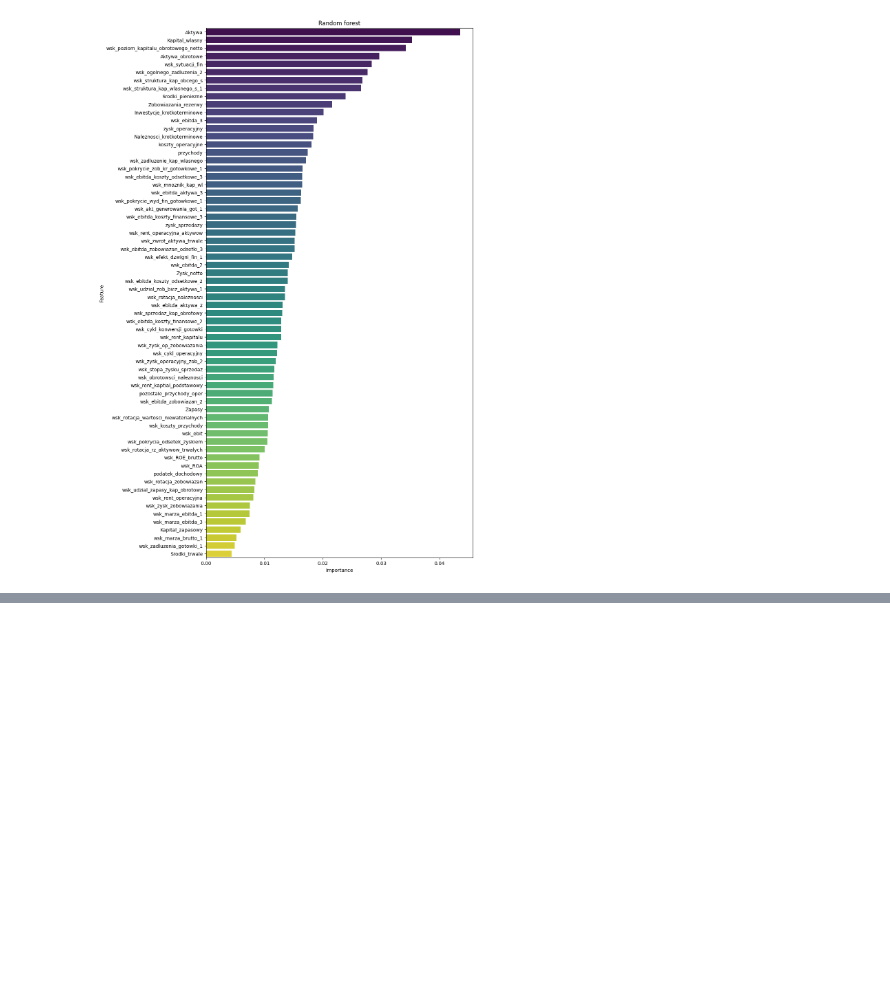
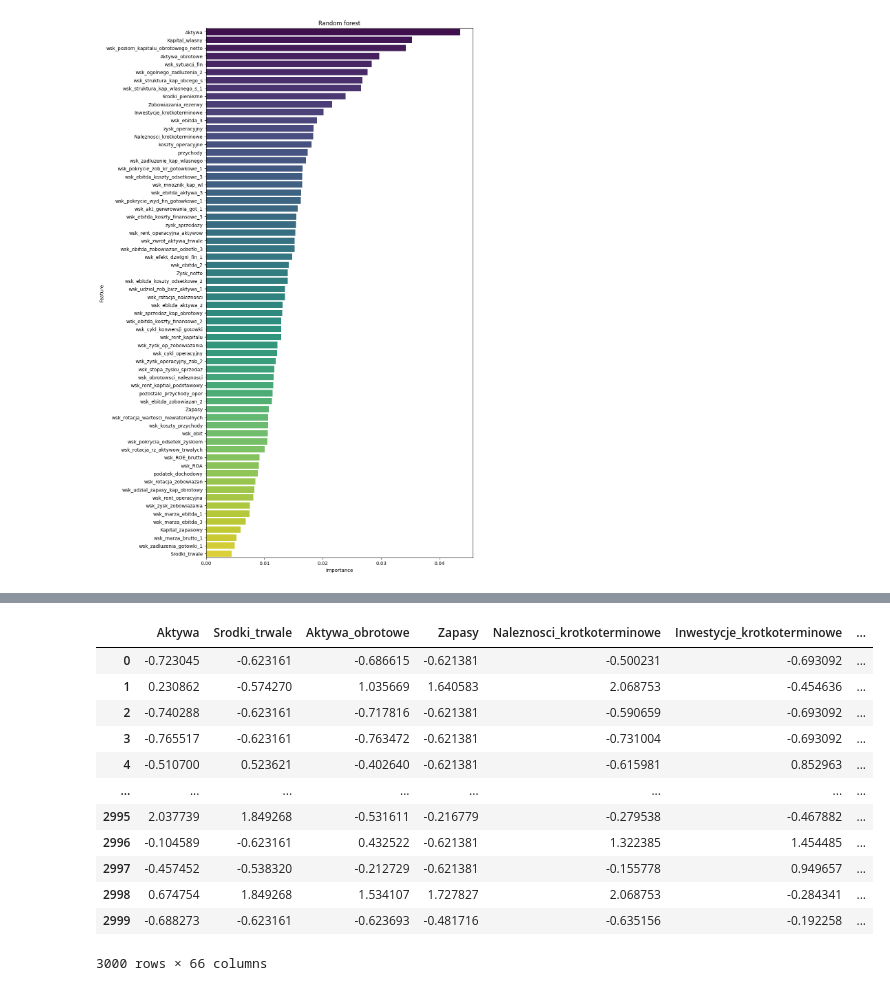
Before and after one commit to wojtek2288/interpretowalnosc, a Jupyter notebook: projekt.ipynb, the cells around one changed output, grey strips where cells are left out. Saved outputs shown, nothing was run; the diff lists cells and outputs as text; code cells hidden in the pictures; blank space fills up the shorter version.

```diff
--- a/projekt.ipynb
+++ b/projekt.ipynb
@@ -568,0 +569,16 @@ Passing `palette` without assigning `hue` is deprecated and will be removed in v
+# %%
+features
+# %% [output]
+|  | Aktywa | Srodki_trwale | Aktywa_obrotowe | Zapasy | Naleznosci_krotkoterminowe | Inwestycje_krotkoterminowe | ... |
+| 0 | -0.723045 | -0.623161 | -0.686615 | -0.621381 | -0.500231 | -0.693092 | ... |
+| 1 | 0.230862 | -0.574270 | 1.035669 | 1.640583 | 2.068753 | -0.454636 | ... |
+| 2 | -0.740288 | -0.623161 | -0.717816 | -0.621381 | -0.590659 | -0.693092 | ... |
+| 3 | -0.765517 | -0.623161 | -0.763472 | -0.621381 | -0.731004 | -0.693092 | ... |
+| 4 | -0.510700 | 0.523621 | -0.402640 | -0.621381 | -0.615981 | 0.852963 | ... |
+| ... | ... | ... | ... | ... | ... | ... | ... |
+| 2995 | 2.037739 | 1.849268 | -0.531611 | -0.216779 | -0.279538 | -0.467882 | ... |
+| 2996 | -0.104589 | -0.623161 | 0.432522 | -0.621381 | 1.322385 | 1.454485 | ... |
+| 2997 | -0.457452 | -0.538320 | -0.212729 | -0.621381 | -0.155778 | 0.949657 | ... |
+| 2998 | 0.674754 | 1.849268 | 1.534107 | 1.727827 | 2.068753 | -0.284341 | ... |
+| 2999 | -0.688273 | -0.623161 | -0.623693 | -0.481716 | -0.635156 | -0.192258 | ... |
+3000 rows × 66 columns
```
Also changed, not shown: parts of 13 cells of this notebook.
